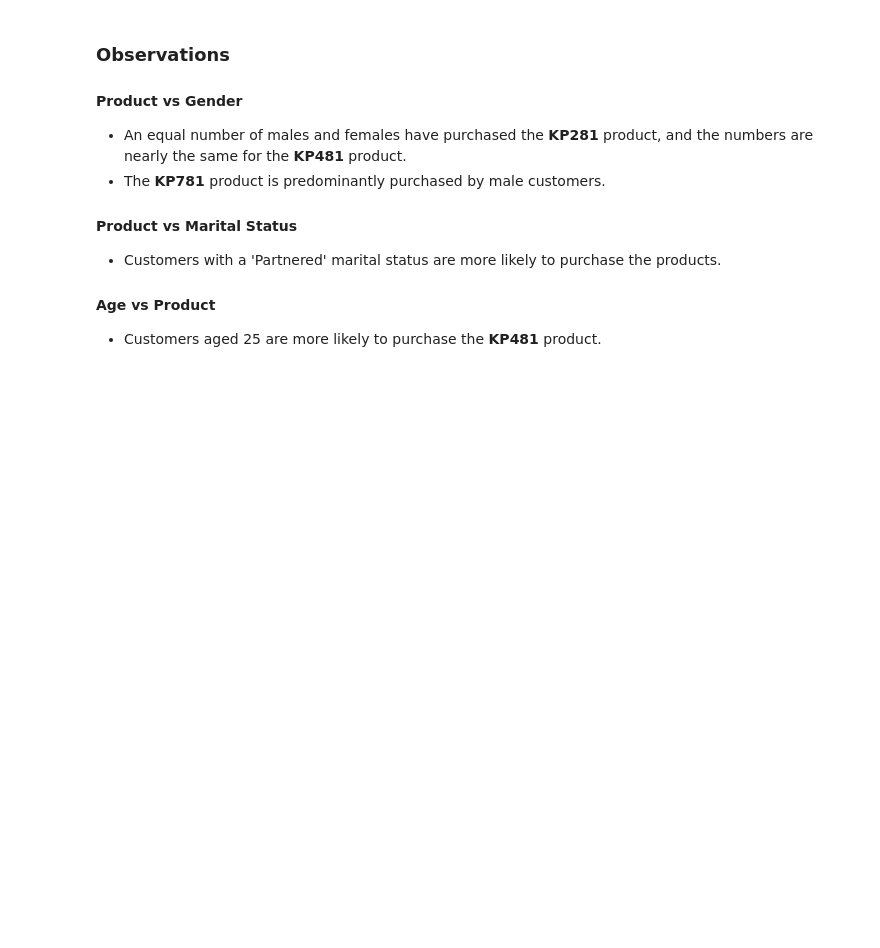
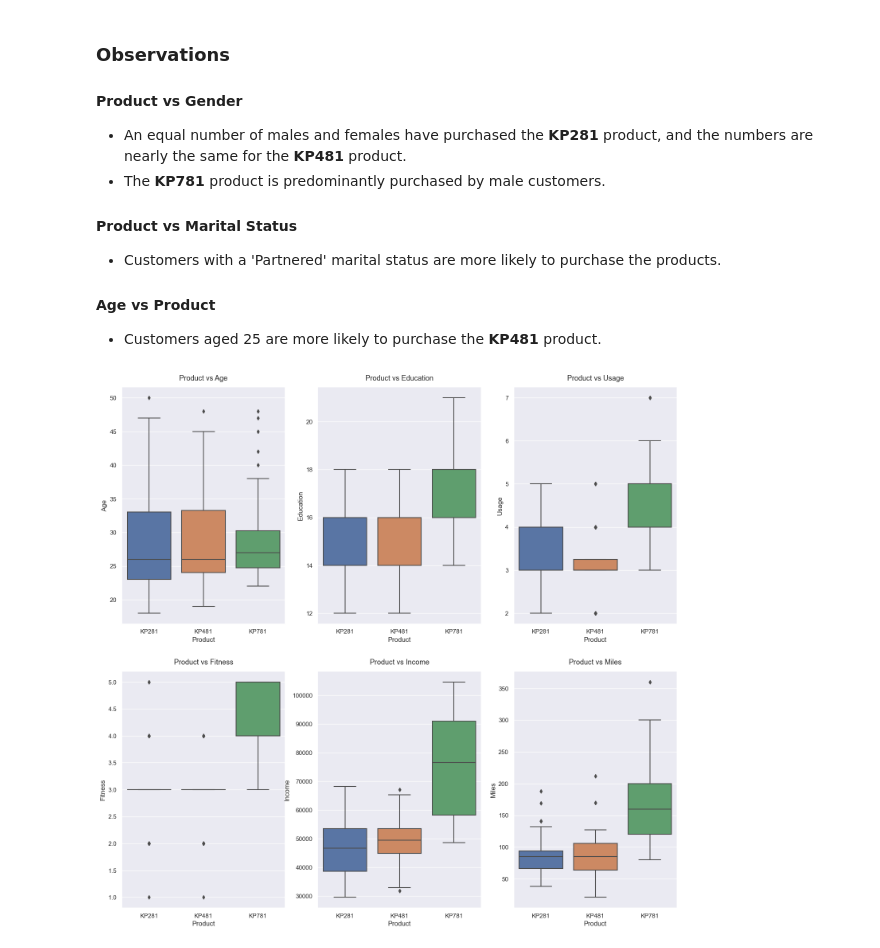
Before and after one commit to Senayitalazarb/Treadmill-buyer-profile-analysis, a Jupyter notebook: CustomerBehaviourAnalysis.ipynb, the cells around one changed output. Saved outputs shown, nothing was run; the diff lists cells and outputs as text; code cells hidden in the pictures; blank space fills up the shorter version.

```diff
--- a/CustomerBehaviourAnalysis.ipynb
+++ b/CustomerBehaviourAnalysis.ipynb
@@ -273,3 +273,16 @@ plt.show()
 
 #### Age vs Product
 - Customers aged 25 are more likely to purchase the **KP481** product.
+# %%
+attributes = ['Age', 'Education', 'Usage', 'Fitness', 'Income', 'Miles']
+sns.set(color_codes = True)
+fig, axs = plt.subplots(nrows=2, ncols=3, figsize=(18, 12))
+fig.subplots_adjust(top=1.2)
+count = 0
+for i in range(2):
+    for j in range(3):
+        sns.boxplot(data=df, x='Product', y=attributes[count], ax=axs[i,j])
+        axs[i,j].set_title(f"Product vs {attributes[count]}", pad=12, fontsize=13)
+        count += 1
+# %% [output]
+[figure, added]
```
Also changed, not shown: parts of 1 cell of this notebook.
